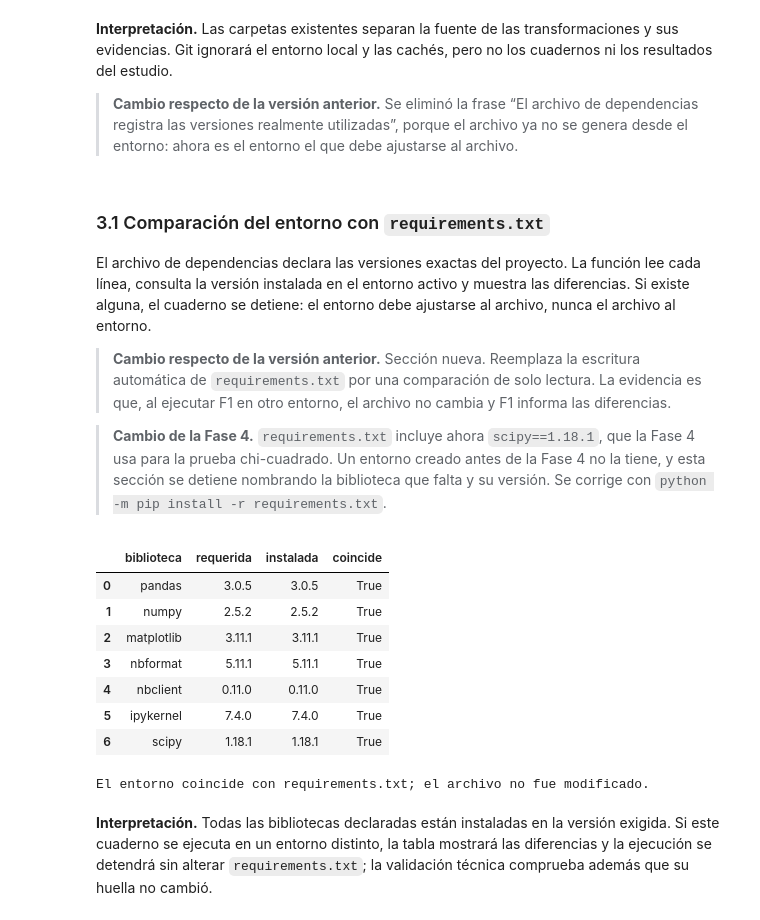
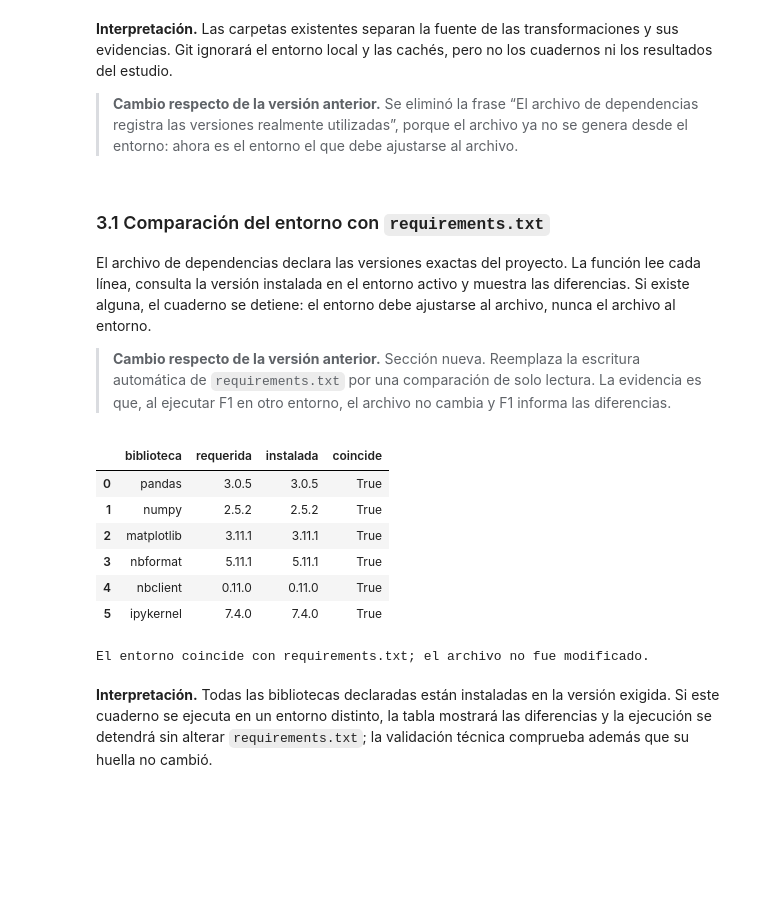
Before and after one commit to christopherulloarojas/grupo1-proyecto-mcdi500, a Jupyter notebook: F1/Grupo1_F1_Definicion.ipynb, the cells around one changed output. Drawn from its saved outputs; the diff is of its cells as text; code cells hidden in the pictures; blank space fills up the shorter version.

```diff
--- a/F1/Grupo1_F1_Definicion.ipynb
+++ b/F1/Grupo1_F1_Definicion.ipynb
@@ -295,13 +276,10 @@ Los cuadernos se podrán ejecutar desde la raíz o desde su carpeta de fase. Se
 def localizar_raiz(inicio=None):
     """Devuelve la raíz desde la carpeta del proyecto o desde una carpeta de fase."""
     carpeta = Path.cwd() if inicio is None else Path(inicio)
-    # CAMBIO (Fase 4): se reconoce también la carpeta F4. ANTES: {"F1", "F2", "F3"}
-    return carpeta.parent if carpeta.name in {"F1", "F2", "F3", "F4"} else carpeta
+    return carpeta.parent if carpeta.name in {"F1", "F2", "F3"} else carpeta
 
 RAIZ = localizar_raiz()
-# CAMBIO (Fase 4): la estructura del proyecto incluye la carpeta F4.
-# ANTES: CARPETAS = ["F1", "F2", "F3", "src", "data/raw", "data/processed", "docs", "docs/figuras"]
-CARPETAS = ["F1", "F2", "F3", "F4", "src", "data/raw", "data/processed", "docs", "docs/figuras"]
+CARPETAS = ["F1", "F2", "F3", "src", "data/raw", "data/processed", "docs", "docs/figuras"]
 for carpeta in CARPETAS:
     (RAIZ / carpeta).mkdir(parents=True, exist_ok=True)
 
@@ -342,8 +319,6 @@ display(pd.DataFrame({"carpeta": CARPETAS, "existe": [(RAIZ / c).is_dir() for c
 El archivo de dependencias declara las versiones exactas del proyecto. La función lee cada línea, consulta la versión instalada en el entorno activo y muestra las diferencias. Si existe alguna, el cuaderno se detiene: el entorno debe ajustarse al archivo, nunca el archivo al entorno.
 
 > **Cambio respecto de la versión anterior.** Sección nueva. Reemplaza la escritura automática de `requirements.txt` por una comparación de solo lectura. La evidencia es que, al ejecutar F1 en otro entorno, el archivo no cambia y F1 informa las diferencias.
-
-> **Cambio de la Fase 4.** `requirements.txt` incluye ahora `scipy==1.18.1`, que la Fase 4 usa para la prueba chi-cuadrado. Un entorno creado antes de la Fase 4 no la tiene, y esta sección se detiene nombrando la biblioteca que falta y su versión. Se corrige con `python -m pip install -r requirements.txt`.
 # %%
 # --- NUEVO (reproducibilidad del entorno) ------------------------------------------------
 # requirements.txt es la fuente de verdad: se lee y se compara, nunca se escribe desde aquí.
@@ -358,42 +333,35 @@ def comparar_dependencias(ruta):
         linea = linea.split("#")[0].strip()          # ignora comentarios y líneas vacías
         if not linea:
             continue
         if "==" not in linea:                          # exige versiones fijadas
             raise ValueError(f"Versión no fijada en requirements.txt: {linea}")
         nombre, requerida = (parte.strip() for parte in linea.split("=="))
         try:
             instalada = version(nombre)
         except PackageNotFoundError:
             instalada = "no instalada"
         filas.append({"biblioteca": nombre, "requerida": requerida, "instalada": instalada,
                       "coincide": instalada == requerida})
     comparacion = pd.DataFrame(filas)
     display(comparacion)
     diferencias = comparacion.loc[~comparacion["coincide"]]
     if not diferencias.empty:                          # detiene la ejecución ante diferencias
-        # --- CAMBIO (Fase 4: mensaje de error) -------------------------------------------------
-        # ANTES: el mensaje solo decía cuántas bibliotecas no coincidían, sin nombrarlas.
-        # AHORA: nombra cada biblioteca con la versión requerida y la instalada, para que se vea
-        #        de inmediato, por ejemplo, que falta SciPy al usar un entorno creado antes de F4.
-        detalle = "; ".join(f"{fila.biblioteca} (requerida {fila.requerida}, instalada: {fila.instalada})"
-                            for fila in diferencias.itertuples())
-        raise RuntimeError(f"El entorno no coincide con requirements.txt en {len(diferencias)} biblioteca(s): "
-                           f"{detalle}. Ejecute: python -m pip install -r requirements.txt")
+        raise RuntimeError(f"El entorno no coincide con requirements.txt en {len(diferencias)} biblioteca(s). "
+                           "Ejecute: python -m pip install -r requirements.txt")
     return comparacion
 
 # Huella del archivo antes de continuar: la validación final comprueba que no cambió.
 huella_requisitos = hashlib.sha256((RAIZ / "requirements.txt").read_bytes()).hexdigest()
 comparacion_dependencias = comparar_dependencias(RAIZ / "requirements.txt")
 print("El entorno coincide con requirements.txt; el archivo no fue modificado.")
 # %% [output]
 |  | biblioteca | requerida | instalada | coincide |
 | 0 | pandas | 3.0.5 | 3.0.5 | True |
 | 1 | numpy | 2.5.2 | 2.5.2 | True |
 | 2 | matplotlib | 3.11.1 | 3.11.1 | True |
 | 3 | nbformat | 5.11.1 | 5.11.1 | True |
 | 4 | nbclient | 0.11.0 | 0.11.0 | True |
 | 5 | ipykernel | 7.4.0 | 7.4.0 | True |
-| 6 | scipy | 1.18.1 | 1.18.1 | True |
 El entorno coincide con requirements.txt; el archivo no fue modificado.
 # %% [markdown]
 **Interpretación.** Todas las bibliotecas declaradas están instaladas en la versión exigida. Si este cuaderno se ejecuta en un entorno distinto, la tabla mostrará las diferencias y la ejecución se detendrá sin alterar `requirements.txt`; la validación técnica comprueba además que su huella no cambió.
```
Also changed, not shown: parts of 4 cells of this notebook, 10 other files.
